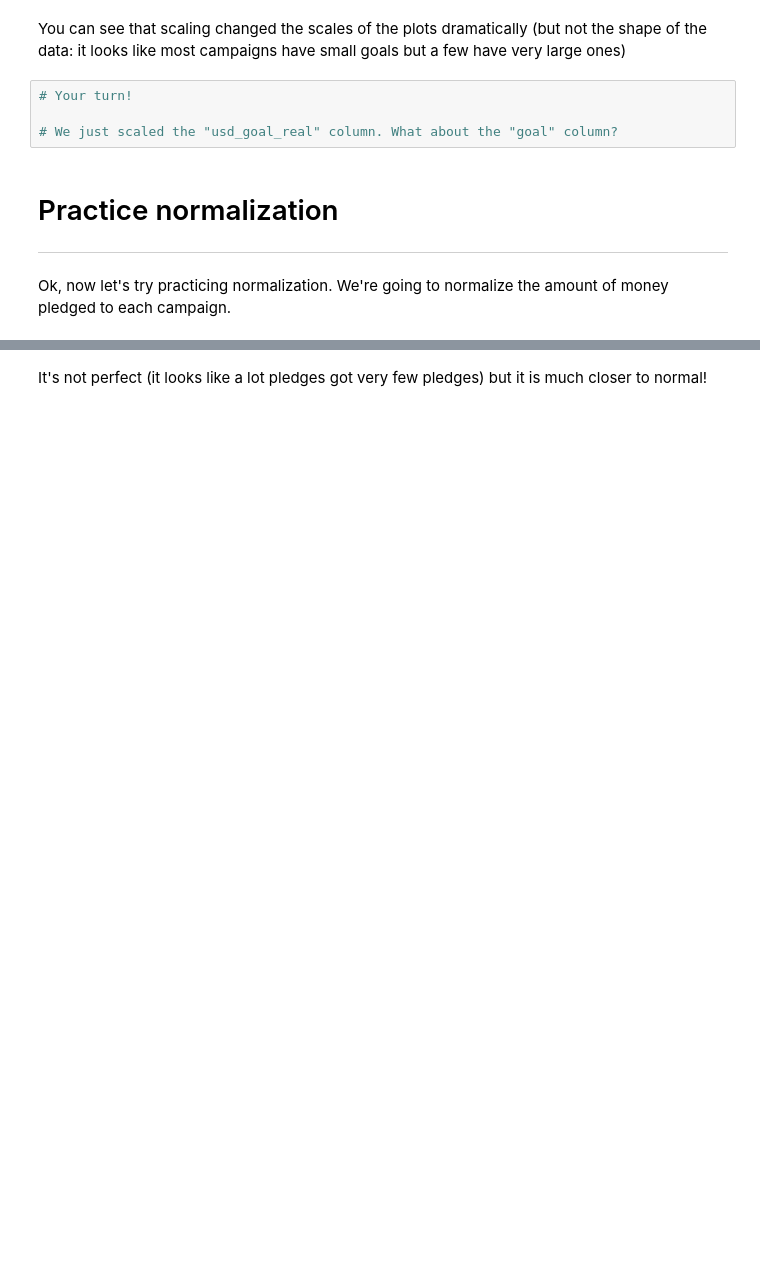
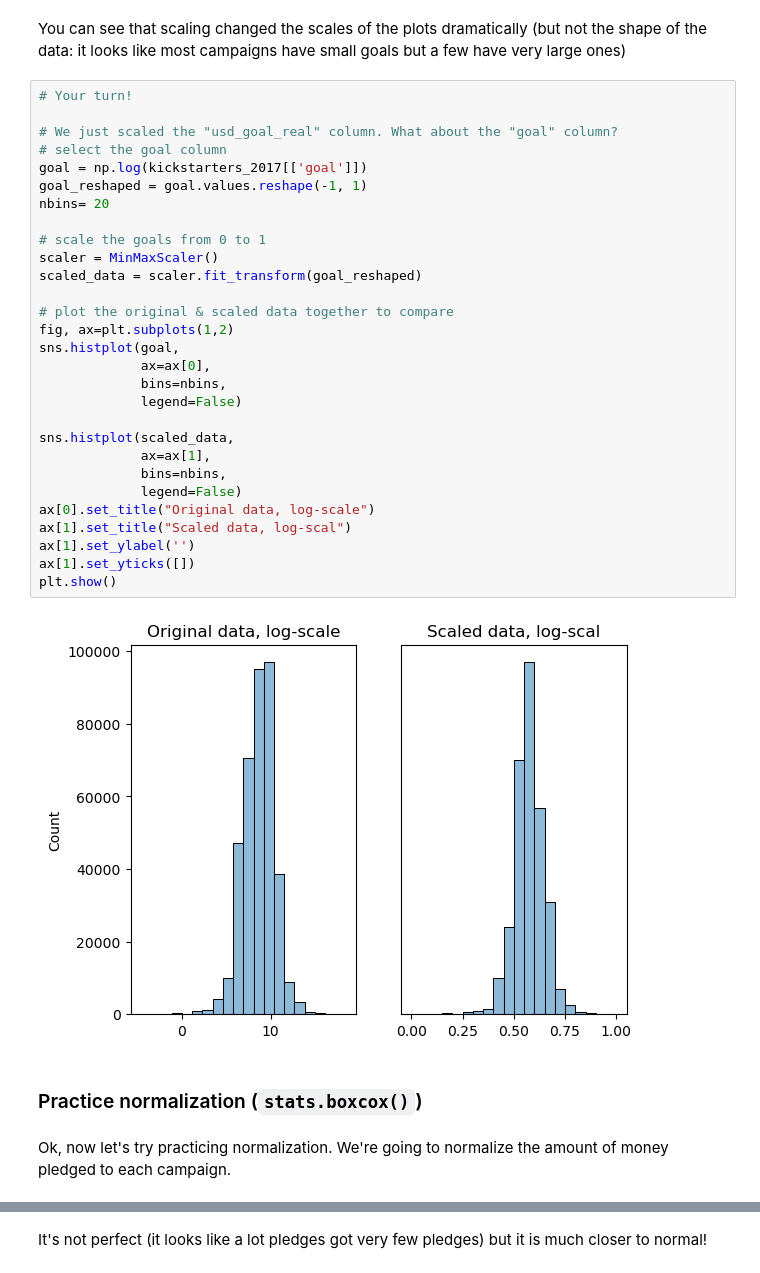
Before and after one commit to jgp-13/kaggle-data-cleaning-challenge, a Jupyter notebook: notebooks/nb2-data-cleaning-challenge-scale-and-normalize-data.ipynb, the cells around one changed output, grey strips where cells are left out. Cells and saved outputs as stored; diff of their text form; blank space fills up the shorter version.

```diff
--- a/notebooks/nb2-data-cleaning-challenge-scale-and-normalize-data.ipynb
+++ b/notebooks/nb2-data-cleaning-challenge-scale-and-normalize-data.ipynb
@@ -132,13 +176,39 @@ ax[1].set_title("Scaled data")
 # %% [markdown]
 You can see that scaling changed the scales of the plots dramatically (but not the shape of the data: it looks like most campaigns have small goals but a few have very large ones)
-# %%
-# Your turn!
-
-# We just scaled the "usd_goal_real" column. What about the "goal" column?
+# %%
+# Your turn!
+
+# We just scaled the "usd_goal_real" column. What about the "goal" column?
+# select the goal column
+goal = np.log(kickstarters_2017[['goal']])
+goal_reshaped = goal.values.reshape(-1, 1)
+nbins= 20
+
+# scale the goals from 0 to 1
+scaler = MinMaxScaler()
+scaled_data = scaler.fit_transform(goal_reshaped)
+
+# plot the original & scaled data together to compare
+fig, ax=plt.subplots(1,2)
+sns.histplot(goal,
+             ax=ax[0],
+             bins=nbins,
+             legend=False)
+
+sns.histplot(scaled_data,
+             ax=ax[1],
+             bins=nbins,
+             legend=False)
+ax[0].set_title("Original data, log-scale")
+ax[1].set_title("Scaled data, log-scal")
+ax[1].set_ylabel('')
+ax[1].set_yticks([])
+plt.show()
+# %% [output]
+[figure, added]
+# %% [markdown]
+### Practice normalization (`stats.boxcox()`)
 # %% [markdown]
-# Practice normalization
-___
-
 Ok, now let's try practicing normalization. We're going to normalize the amount of money pledged to each campaign.
 # %%
 # get the index of all positive pledges (Box-Cox only takes postive values)
```
Also changed, not shown: parts of 25 cells of this notebook.
